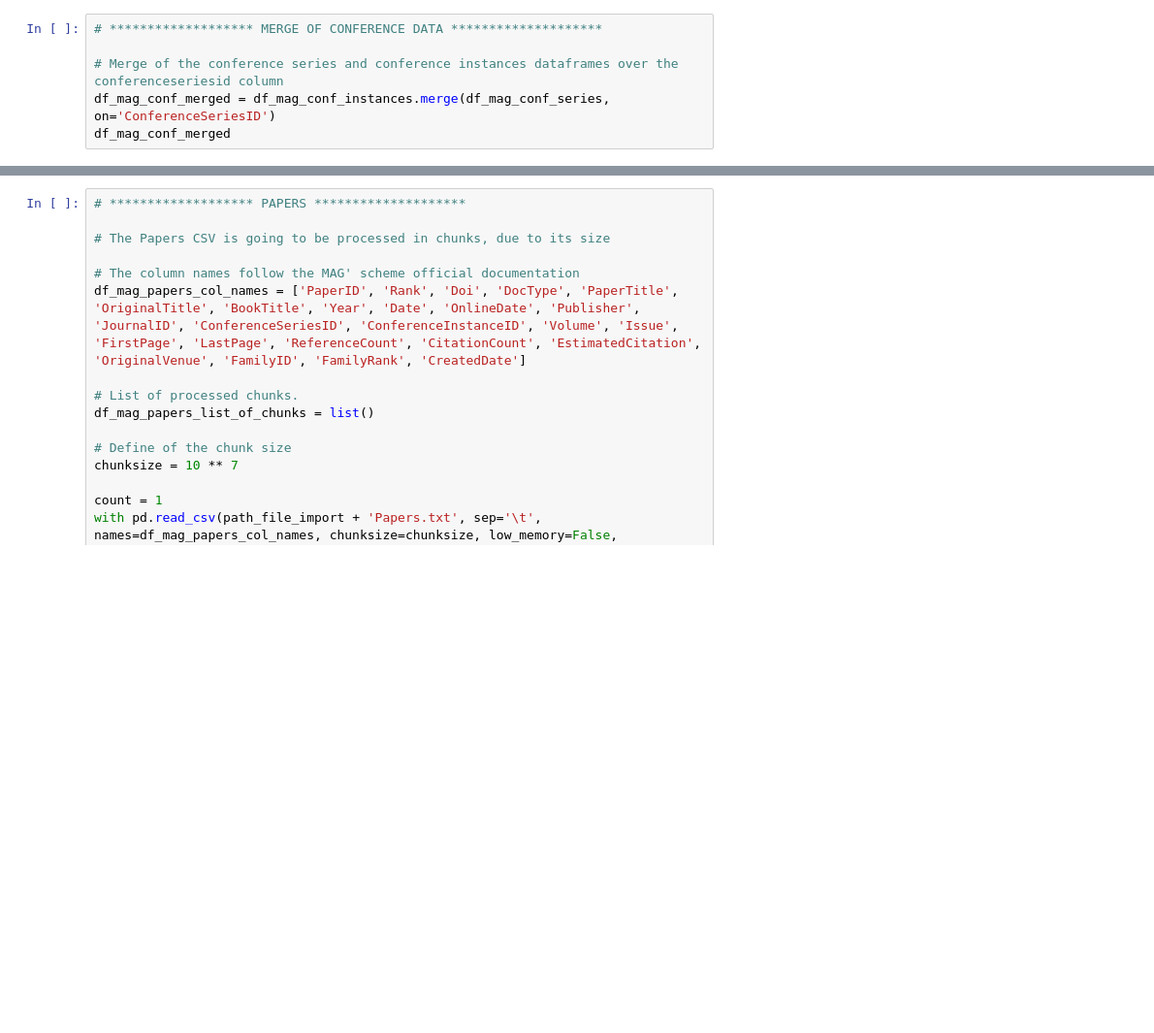
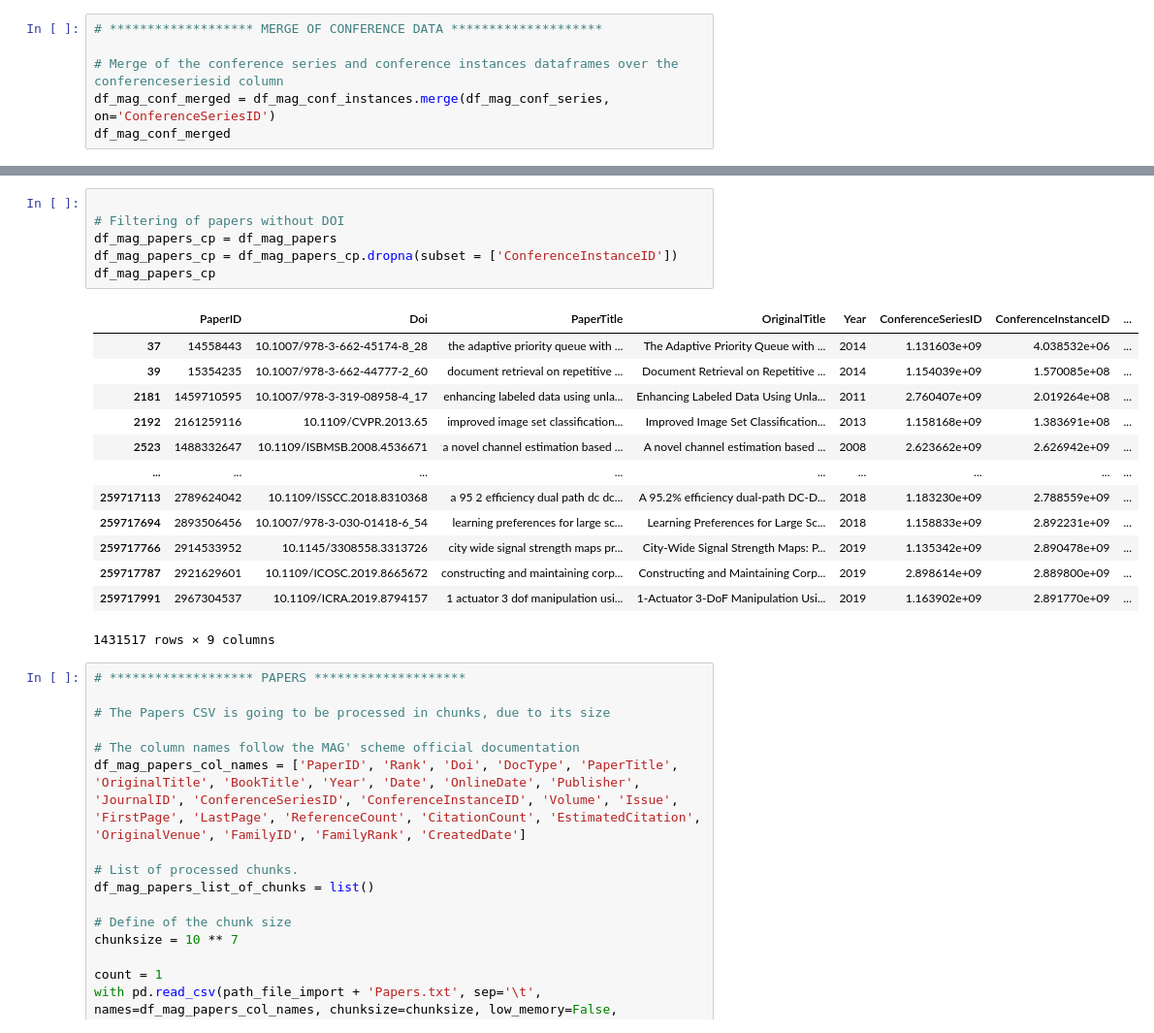
Before and after one commit to MarcoTerzulli/conftur_terzulli, a Jupyter notebook: Test Pipeline Download e Preprocess/preprocess_mag_alpha_2.ipynb, the cells around one changed output, grey strips where cells are left out. Shown at 97% size. Cells and saved outputs as stored; diff of their text form; blank space fills up the shorter version.

```diff
--- a/Test Pipeline Download e Preprocess/preprocess_mag_alpha_2.ipynb
+++ b/Test Pipeline Download e Preprocess/preprocess_mag_alpha_2.ipynb
@@ -117,3 +168,23 @@ chunk
+# %%
+
+# Filtering of papers without DOI
+df_mag_papers_cp = df_mag_papers
+df_mag_papers_cp = df_mag_papers_cp.dropna(subset = ['ConferenceInstanceID'])
+df_mag_papers_cp
+# %% [output]
+|  | PaperID | Doi | PaperTitle | OriginalTitle | Year | ConferenceSeriesID | ConferenceInstanceID | ... |
+| 37 | 14558443 | 10.1007/978-3-662-45174-8_28 | the adaptive priority queue with ... | The Adaptive Priority Queue with ... | 2014 | 1.131603e+09 | 4.038532e+06 | ... |
+| 39 | 15354235 | 10.1007/978-3-662-44777-2_60 | document retrieval on repetitive ... | Document Retrieval on Repetitive ... | 2014 | 1.154039e+09 | 1.570085e+08 | ... |
+| 2181 | 1459710595 | 10.1007/978-3-319-08958-4_17 | enhancing labeled data using unla... | Enhancing Labeled Data Using Unla... | 2011 | 2.760407e+09 | 2.019264e+08 | ... |
+| 2192 | 2161259116 | 10.1109/CVPR.2013.65 | improved image set classification... | Improved Image Set Classification... | 2013 | 1.158168e+09 | 1.383691e+08 | ... |
+| 2523 | 1488332647 | 10.1109/ISBMSB.2008.4536671 | a novel channel estimation based ... | A novel channel estimation based ... | 2008 | 2.623662e+09 | 2.626942e+09 | ... |
+| ... | ... | ... | ... | ... | ... | ... | ... | ... |
+| 259717113 | 2789624042 | 10.1109/ISSCC.2018.8310368 | a 95 2 efficiency dual path dc dc... | A 95.2% efficiency dual-path DC-D... | 2018 | 1.183230e+09 | 2.788559e+09 | ... |
+| 259717694 | 2893506456 | 10.1007/978-3-030-01418-6_54 | learning preferences for large sc... | Learning Preferences for Large Sc... | 2018 | 1.158833e+09 | 2.892231e+09 | ... |
+| 259717766 | 2914533952 | 10.1145/3308558.3313726 | city wide signal strength maps pr... | City-Wide Signal Strength Maps: P... | 2019 | 1.135342e+09 | 2.890478e+09 | ... |
+| 259717787 | 2921629601 | 10.1109/ICOSC.2019.8665672 | constructing and maintaining corp... | Constructing and Maintaining Corp... | 2019 | 2.898614e+09 | 2.889800e+09 | ... |
+| 259717991 | 2967304537 | 10.1109/ICRA.2019.8794157 | 1 actuator 3 dof manipulation usi... | 1-Actuator 3-DoF Manipulation Usi... | 2019 | 1.163902e+09 | 2.891770e+09 | ... |
+1431517 rows × 9 columns
 # %%
 # ******************* PAPERS ********************
 
```
Also changed, not shown: parts of 3 cells of this notebook.
